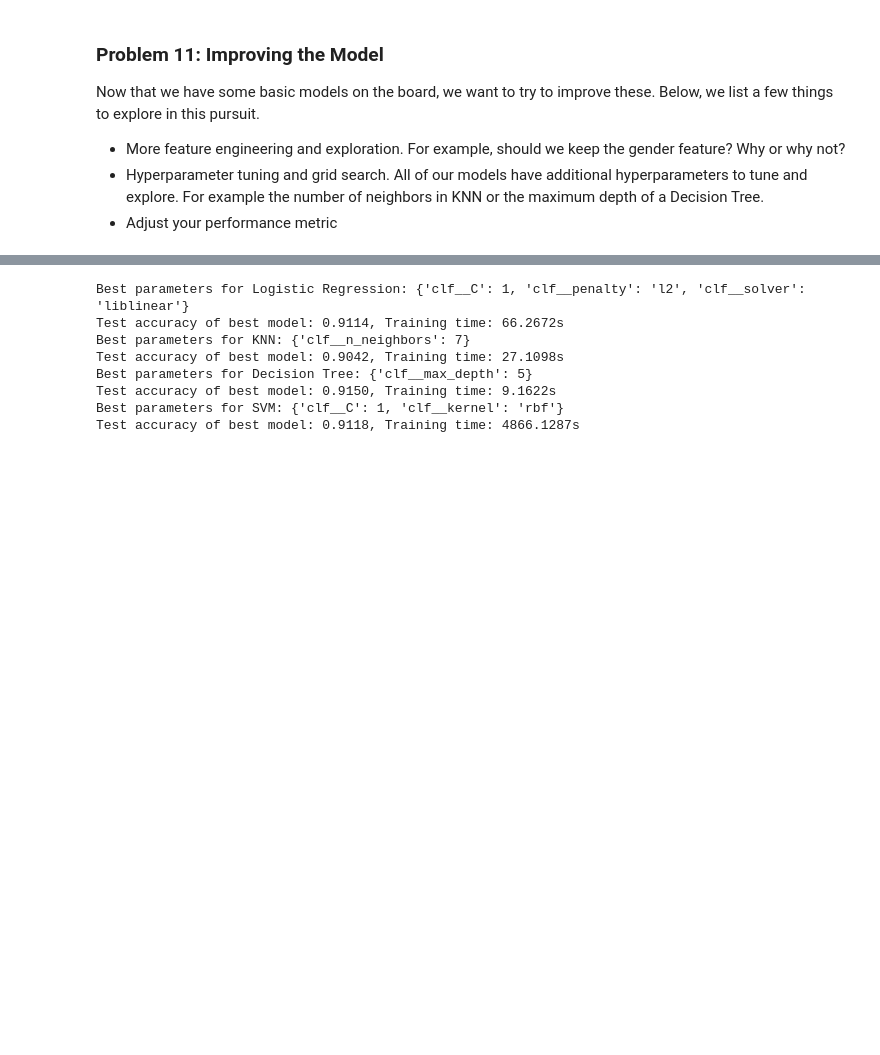
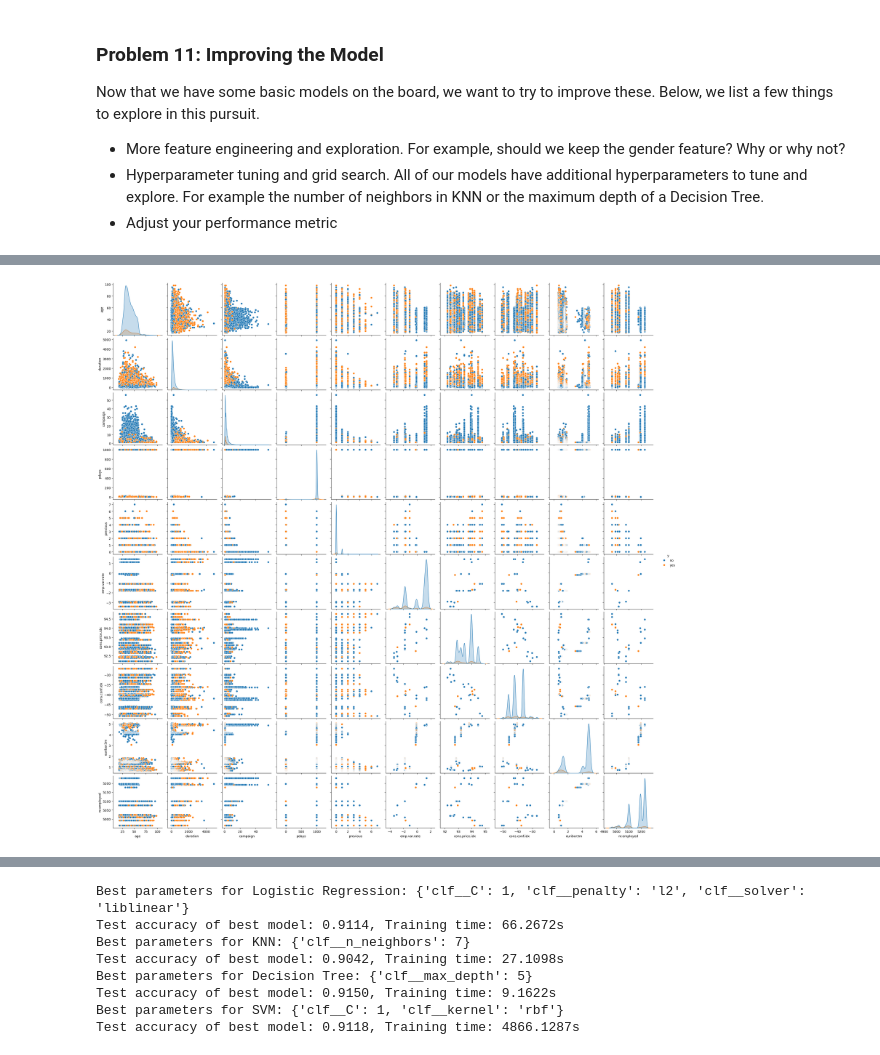
Before and after one commit to muralikandan/aiml-assignment-17, a Jupyter notebook: prompt_III.ipynb, the cells around one changed output, grey strips where cells are left out. Drawn from its saved outputs; the diff is of its cells as text; code cells hidden in the pictures; blank space fills up the shorter version.

```diff
--- a/prompt_III.ipynb
+++ b/prompt_III.ipynb
@@ -310,0 +323,7 @@ Now that we have some basic models on the board, we want to try to improve these
+# %%
+import seaborn as sns
+#Visualize distribution of numeric features
+sns.pairplot(df, vars=numerical_features, hue='y', diag_kind='kde')
+plt.show()
+# %% [output]
+[figure, added]
```
Also changed, not shown: parts of 2 cells of this notebook.
